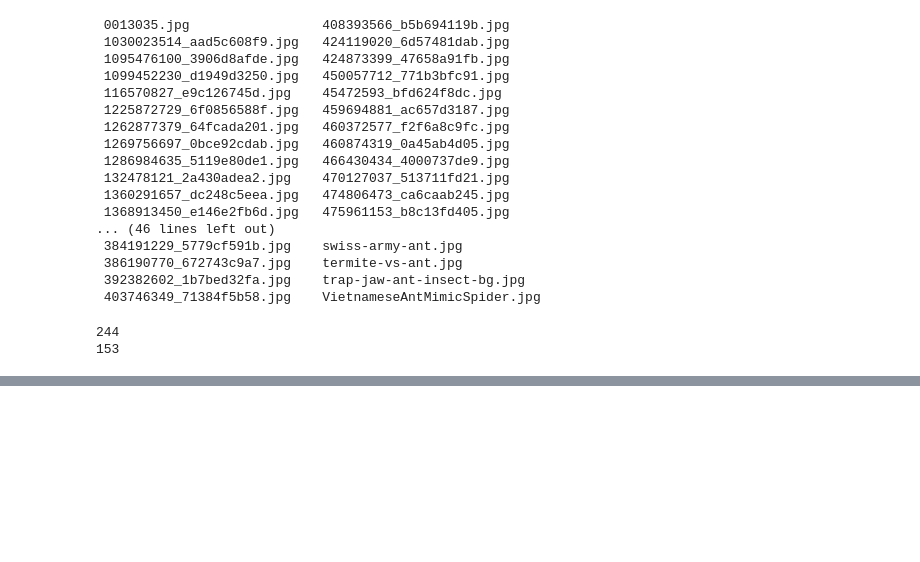
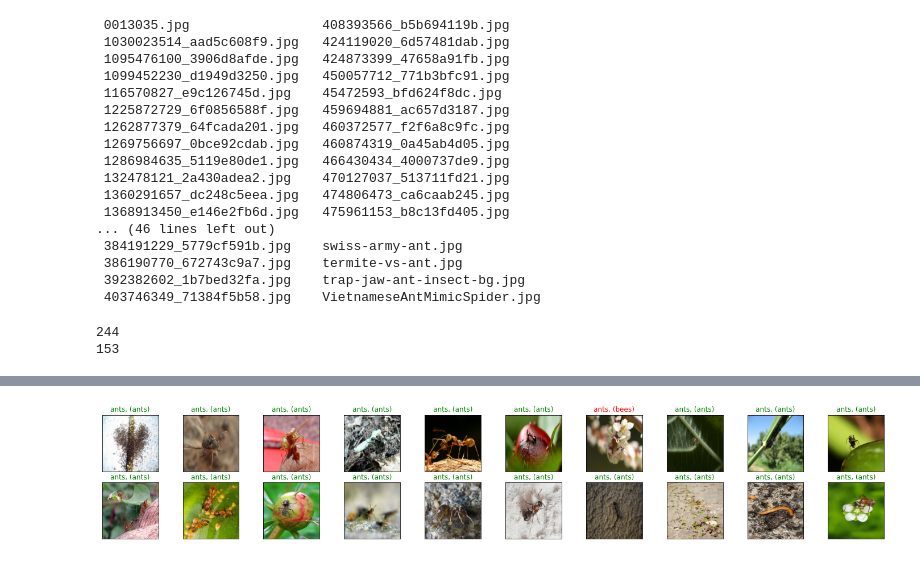
Before and after one commit to shivamraj6288/Image-Recognition, a Jupyter notebook: transfer_learning.ipynb, the cells around one changed output, grey strips where cells are left out. Cells and saved outputs as stored; diff of their text form; code cells hidden in the pictures; blank space fills up the shorter version.

Commit message:
used vgg16 as pre-trained model

```diff
--- a/transfer_learning.ipynb
+++ b/transfer_learning.ipynb
@@ -94,5 +102,5 @@ for idx in np.arange(20):
 # %%
-model=models.alexnet(pretrained=True)
+model=models.vgg16(pretrained=True)
 # %%
 print (model)
 # %% [output]
@@ -221,16 +277,18 @@ print(classes[pred.item()])
 # %%
 dataiter=iter(validation_loader)
 images1, labels1=dataiter.next()
 images1=images1.to(device)
 labels1=labels1.to(device)
 outputs1=model(images1)
 _,preds1= torch.max(outputs1,1)
 
 fig= plt.figure(figsize=(25,4))
 
-for idx in np.arange(40):
-    ax=fig.add_subplot(2,20, idx+1, xticks=[], yticks=[])
+for idx in np.arange(20):
+    ax=fig.add_subplot(2,10, idx+1, xticks=[], yticks=[])
     plt.imshow(im_convert(images1[idx]))
     ax.set_title('{}, ({})'.format(classes[labels1[idx].item()],classes[preds1[idx].item()]), color='green' if preds1[idx]==labels1[idx] else 'red')
+# %% [output]
+[figure, added]
 # %%
 torch.cuda.get_device_name(0)
```
Also changed, not shown: parts of 16 cells of this notebook.
